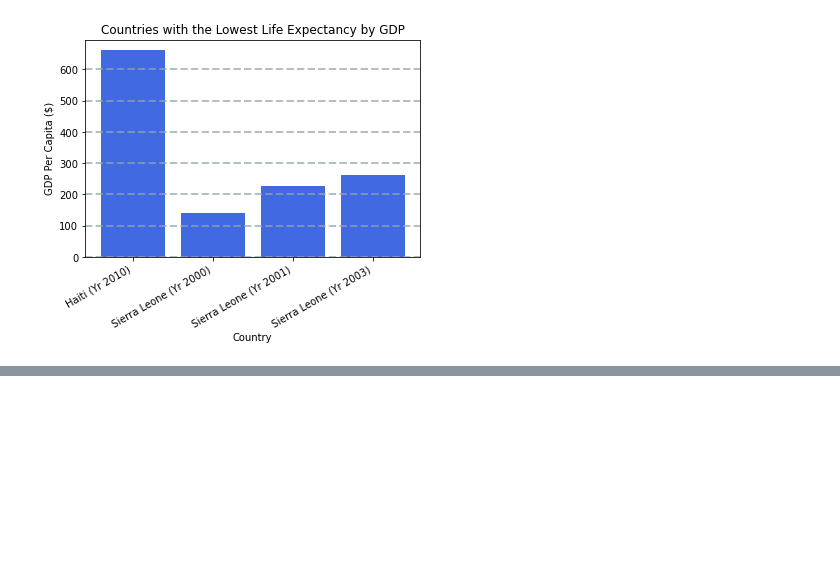
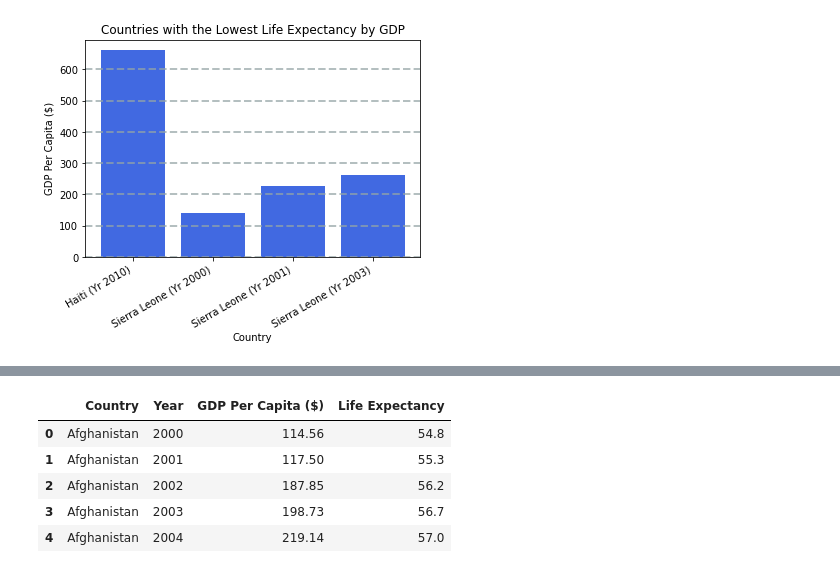
Before and after one commit to shechter430/project_one, a Jupyter notebook: Anna_analyzations.ipynb, the cells around one changed output, grey strips where cells are left out. Saved outputs shown, nothing was run; the diff lists cells and outputs as text; code cells hidden in the pictures; blank space fills up the shorter version.

```diff
--- a/Anna_analyzations.ipynb
+++ b/Anna_analyzations.ipynb
@@ -202,0 +228,13 @@ Text(0, 0.5, 'GDP Per Capita ($)')
+# %%
+life_expectancy_GDP = life_expectancy.groupby(['Country','Year'], as_index = False).agg({"GDP Per Capita ($)": np.mean,
+                                                                            "Life Expectancy": np.mean})
+
+
+life_expectancy_GDP.head()
+# %% [output]
+|  | Country | Year | GDP Per Capita ($) | Life Expectancy |
+| 0 | Afghanistan | 2000 | 114.56 | 54.8 |
+| 1 | Afghanistan | 2001 | 117.50 | 55.3 |
+| 2 | Afghanistan | 2002 | 187.85 | 56.2 |
+| 3 | Afghanistan | 2003 | 198.73 | 56.7 |
+| 4 | Afghanistan | 2004 | 219.14 | 57.0 |
```
Also changed, not shown: parts of 7 cells of this notebook.
